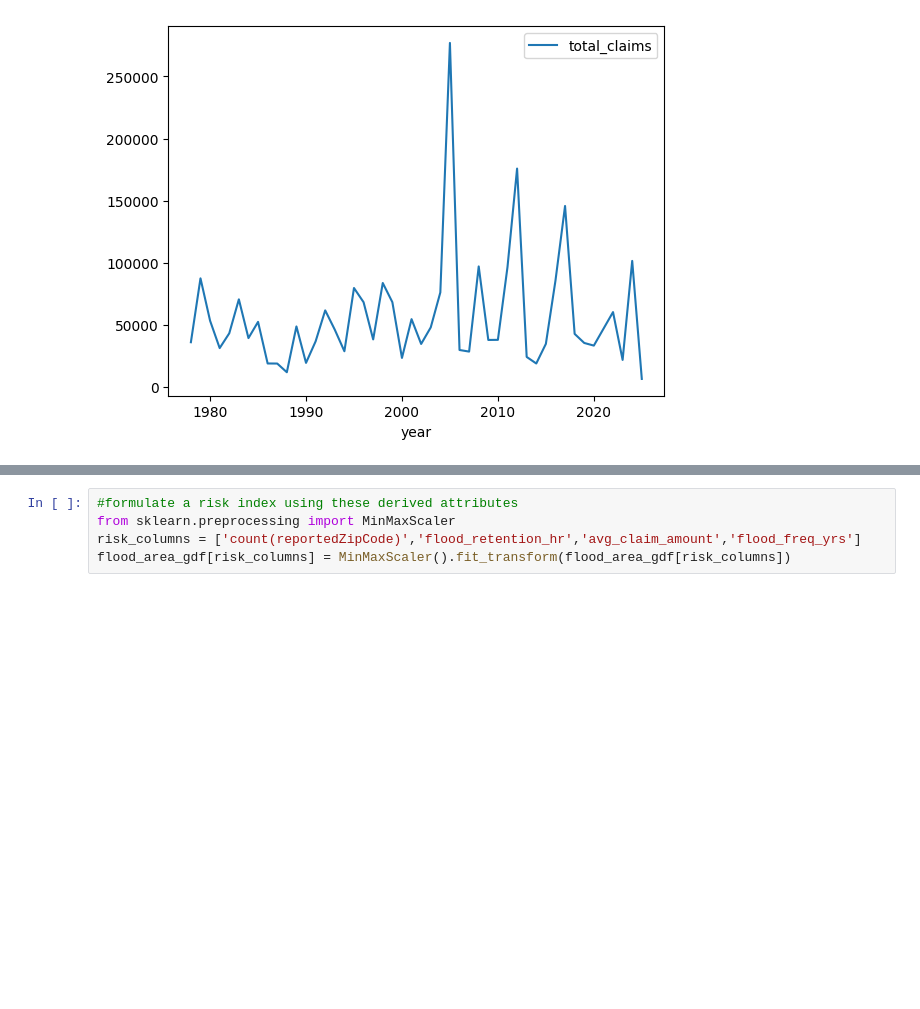
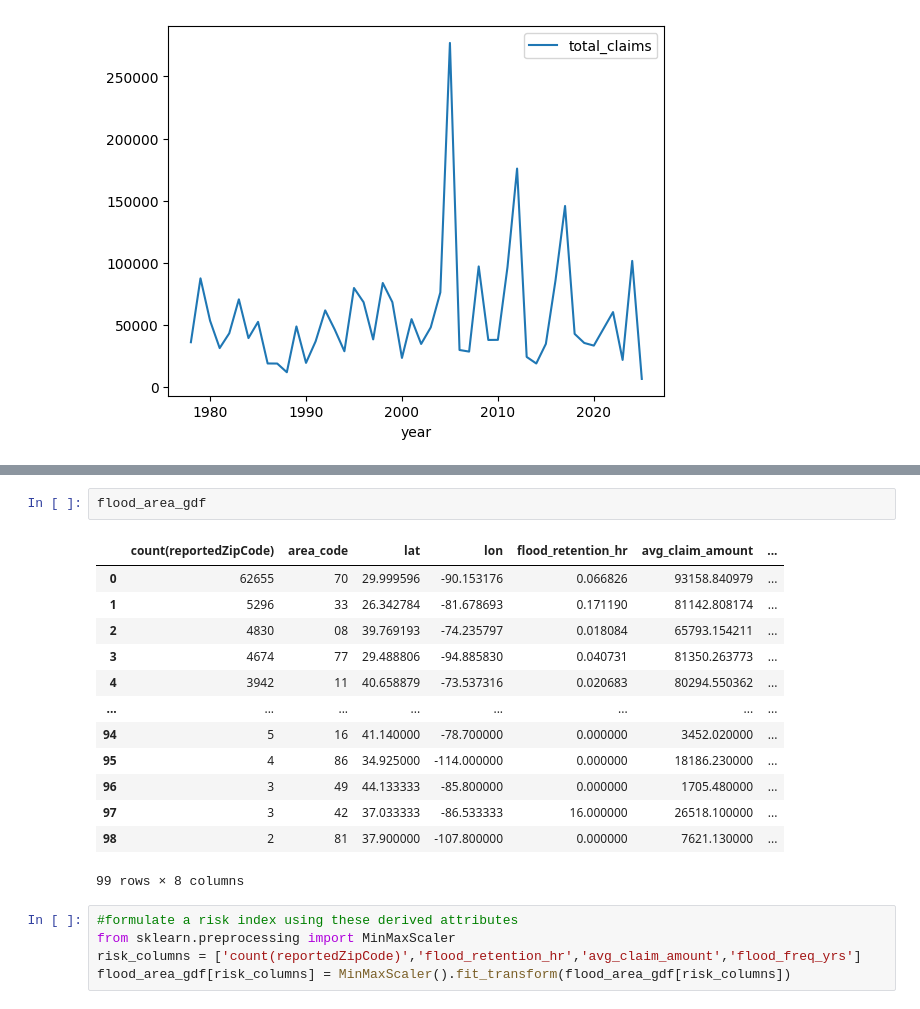
Before and after one commit to pranjaliborse2/FEMA-Flood-Insurance-Data-Python-SQL-DuckDB-, a Jupyter notebook: NFIP_data.ipynb, the cells around one changed output, grey strips where cells are left out. Saved outputs shown, nothing was run; the diff lists cells and outputs as text; blank space fills up the shorter version.

```diff
--- a/NFIP_data.ipynb
+++ b/NFIP_data.ipynb
@@ -239,3 +241,19 @@ Text(0.5, 1.0, 'Number of years of flood occurence')
+# %%
+flood_area_gdf
+# %% [output]
+|  | count(reportedZipCode) | area_code | lat | lon | flood_retention_hr | avg_claim_amount | ... |
+| 0 | 62655 | 70 | 29.999596 | -90.153176 | 0.066826 | 93158.840979 | ... |
+| 1 | 5296 | 33 | 26.342784 | -81.678693 | 0.171190 | 81142.808174 | ... |
+| 2 | 4830 | 08 | 39.769193 | -74.235797 | 0.018084 | 65793.154211 | ... |
+| 3 | 4674 | 77 | 29.488806 | -94.885830 | 0.040731 | 81350.263773 | ... |
+| 4 | 3942 | 11 | 40.658879 | -73.537316 | 0.020683 | 80294.550362 | ... |
+| ... | ... | ... | ... | ... | ... | ... | ... |
+| 94 | 5 | 16 | 41.140000 | -78.700000 | 0.000000 | 3452.020000 | ... |
+| 95 | 4 | 86 | 34.925000 | -114.000000 | 0.000000 | 18186.230000 | ... |
+| 96 | 3 | 49 | 44.133333 | -85.800000 | 0.000000 | 1705.480000 | ... |
+| 97 | 3 | 42 | 37.033333 | -86.533333 | 16.000000 | 26518.100000 | ... |
+| 98 | 2 | 81 | 37.900000 | -107.800000 | 0.000000 | 7621.130000 | ... |
+99 rows × 8 columns
 # %%
 #formulate a risk index using these derived attributes
 from sklearn.preprocessing import MinMaxScaler
```
Also changed, not shown: parts of 6 cells of this notebook.
